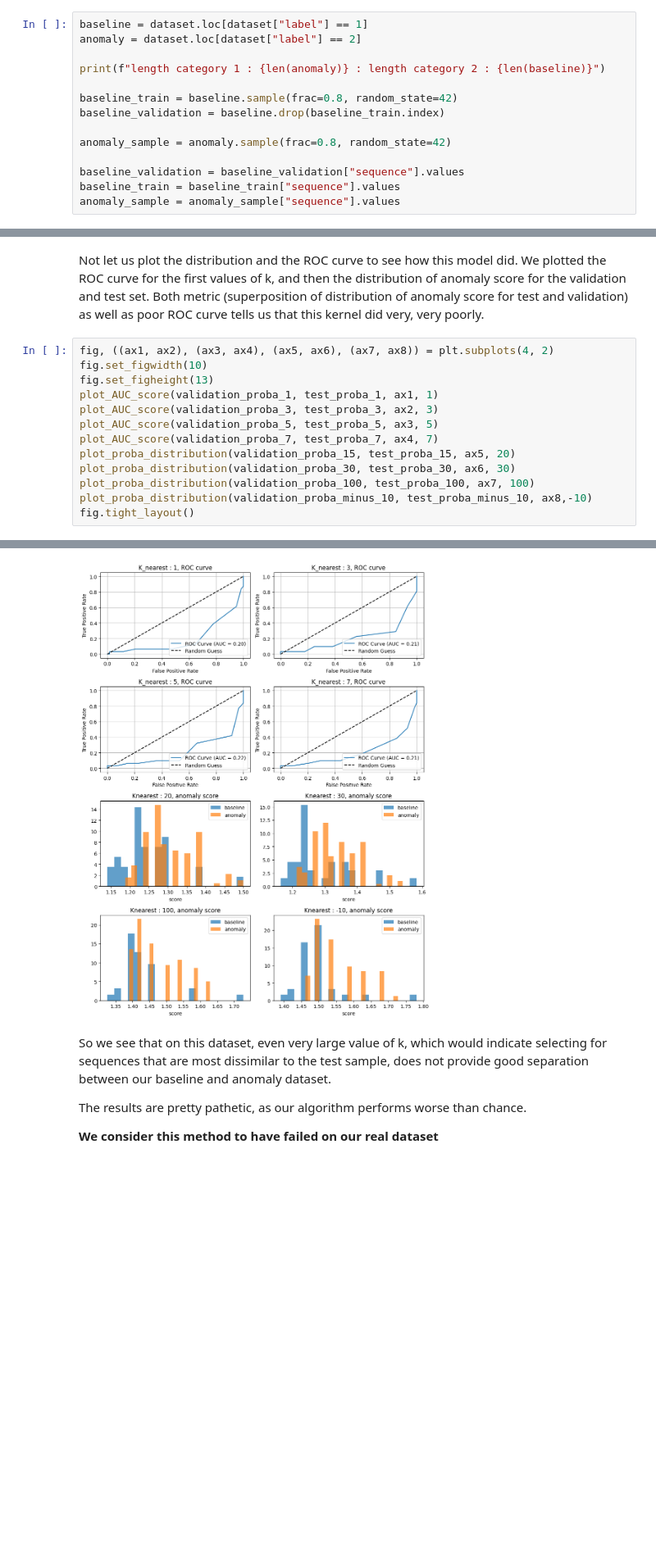
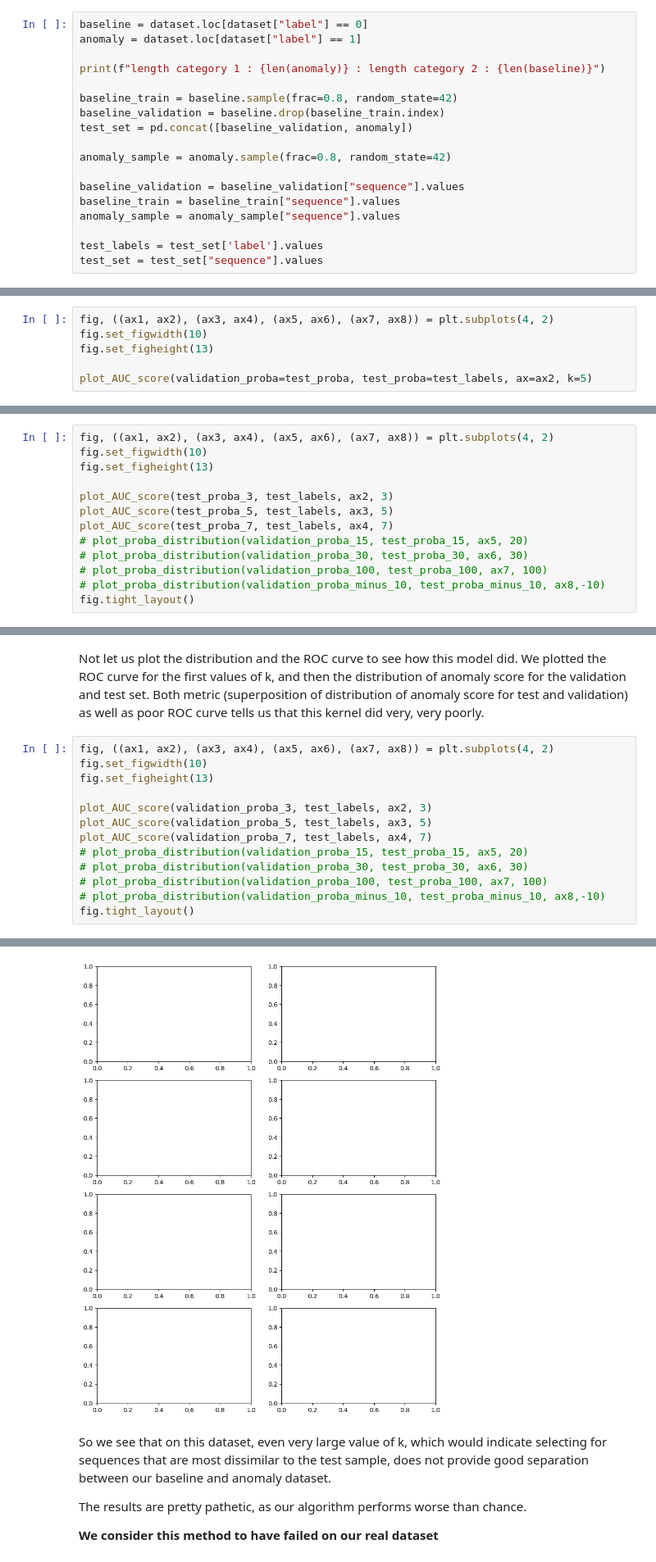
Before and after one commit to midsougou/DAD_library, a Jupyter notebook: dataset_explorer.ipynb, the cells around one changed output, grey strips where cells are left out. Shown at 82% size. Saved outputs shown, nothing was run; the diff lists cells and outputs as text; blank space fills up the shorter version.

```diff
--- a/dataset_explorer.ipynb
+++ b/dataset_explorer.ipynb
@@ -126,17 +146,21 @@ This is why we split the dataset of the first part of the notebook in three. The
 # %% [markdown]
 Now let us parse the dataset into a baseline set, an anomalous set, and let's create baseline validation set to see the anomaly score assigned to baseline data.
 # %%
-baseline = dataset.loc[dataset["label"] == 1]
-anomaly = dataset.loc[dataset["label"] == 2]
+baseline = dataset.loc[dataset["label"] == 0]
+anomaly = dataset.loc[dataset["label"] == 1]
 
 print(f"length category 1 : {len(anomaly)} : length category 2 : {len(baseline)}")
 
 baseline_train = baseline.sample(frac=0.8, random_state=42)
 baseline_validation = baseline.drop(baseline_train.index)
+test_set = pd.concat([baseline_validation, anomaly])
 
 anomaly_sample = anomaly.sample(frac=0.8, random_state=42)
 
 baseline_validation = baseline_validation["sequence"].values
 baseline_train = baseline_train["sequence"].values
 anomaly_sample = anomaly_sample["sequence"].values
+
+test_labels = test_set['label'].values
+test_set = test_set["sequence"].values
 # %% [output]
@@ -163,0 +214,6 @@ test_proba_5 = knearest_dad.predict_proba(anomaly_sample)
+# %%
+fig, ((ax1, ax2), (ax3, ax4), (ax5, ax6), (ax7, ax8)) = plt.subplots(4, 2)
+fig.set_figwidth(10)
+fig.set_figheight(13)
+
+plot_AUC_score(validation_proba=test_proba, test_proba=test_labels, ax=ax2, k=5)
@@ -187,0 +267,13 @@ test_proba_minus_10 = knearest_dad.predict_proba(anomaly_sample)
+# %%
+fig, ((ax1, ax2), (ax3, ax4), (ax5, ax6), (ax7, ax8)) = plt.subplots(4, 2)
+fig.set_figwidth(10)
+fig.set_figheight(13)
+
+plot_AUC_score(test_proba_3, test_labels, ax2, 3)
+plot_AUC_score(test_proba_5, test_labels, ax3, 5)
+plot_AUC_score(test_proba_7, test_labels, ax4, 7)
+# plot_proba_distribution(validation_proba_15, test_proba_15, ax5, 20)
+# plot_proba_distribution(validation_proba_30, test_proba_30, ax6, 30)
+# plot_proba_distribution(validation_proba_100, test_proba_100, ax7, 100)
+# plot_proba_distribution(validation_proba_minus_10, test_proba_minus_10, ax8,-10)
+fig.tight_layout()
@@ -191,13 +286,13 @@ Not let us plot the distribution and the ROC curve to see how this model did. We
 fig, ((ax1, ax2), (ax3, ax4), (ax5, ax6), (ax7, ax8)) = plt.subplots(4, 2)
 fig.set_figwidth(10)
 fig.set_figheight(13)
-plot_AUC_score(validation_proba_1, test_proba_1, ax1, 1)
-plot_AUC_score(validation_proba_3, test_proba_3, ax2, 3)
-plot_AUC_score(validation_proba_5, test_proba_5, ax3, 5)
-plot_AUC_score(validation_proba_7, test_proba_7, ax4, 7)
-plot_proba_distribution(validation_proba_15, test_proba_15, ax5, 20)
-plot_proba_distribution(validation_proba_30, test_proba_30, ax6, 30)
-plot_proba_distribution(validation_proba_100, test_proba_100, ax7, 100)
-plot_proba_distribution(validation_proba_minus_10, test_proba_minus_10, ax8,-10)
+
+plot_AUC_score(validation_proba_3, test_labels, ax2, 3)
+plot_AUC_score(validation_proba_5, test_labels, ax3, 5)
+plot_AUC_score(validation_proba_7, test_labels, ax4, 7)
+# plot_proba_distribution(validation_proba_15, test_proba_15, ax5, 20)
+# plot_proba_distribution(validation_proba_30, test_proba_30, ax6, 30)
+# plot_proba_distribution(validation_proba_100, test_proba_100, ax7, 100)
+# plot_proba_distribution(validation_proba_minus_10, test_proba_minus_10, ax8,-10)
 fig.tight_layout()
 # %% [output]
@@ -204,4 +300,4 @@ fig.tight_layout()
-[figure, old version]
+[figure, new version]
 # %% [markdown]
 So we see that on this dataset, even very large value of k, which would indicate selecting for sequences that are most dissimilar to the test sample, does not provide good separation between our baseline and anomaly dataset.
 
```
Also changed, not shown: parts of 23 cells of this notebook, 1 other file.
